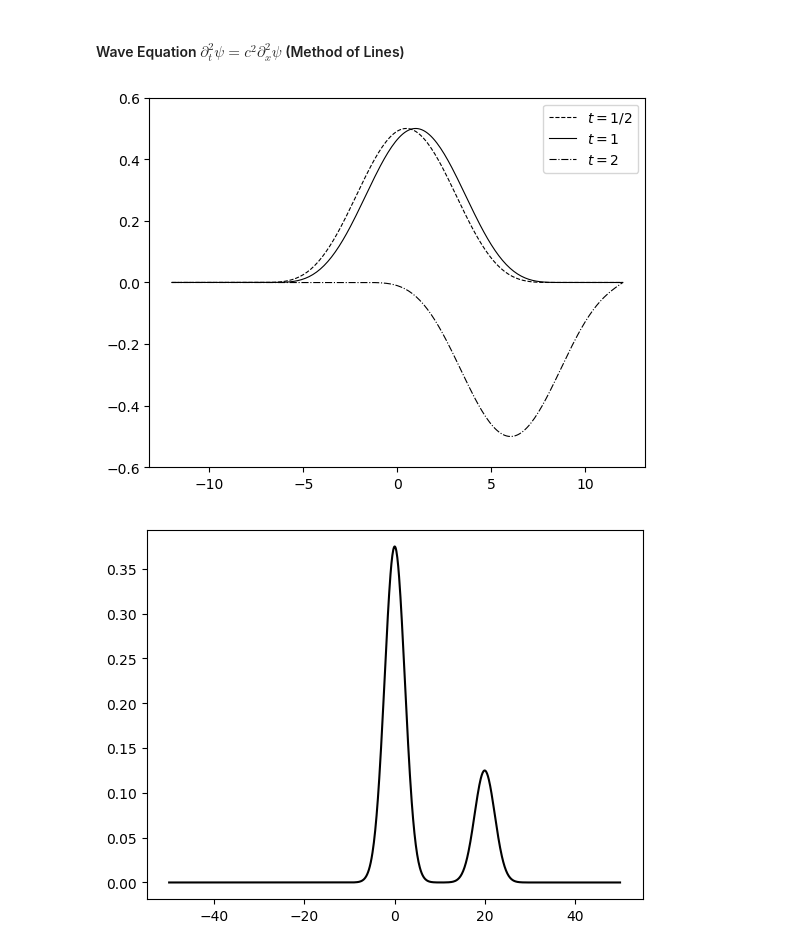
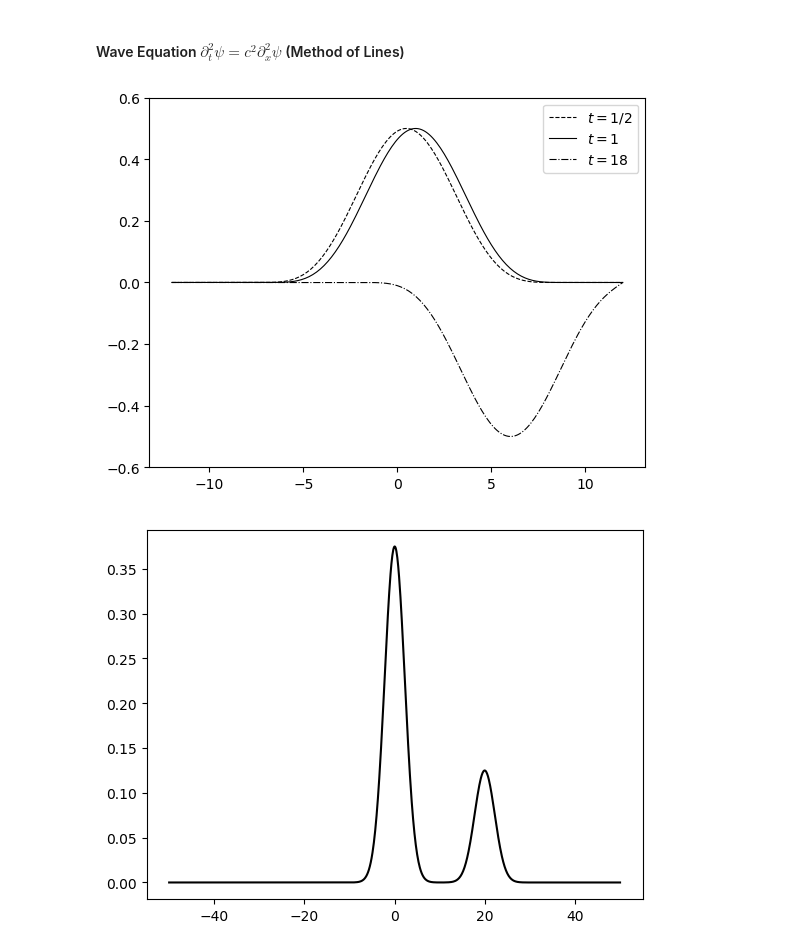
Before and after one commit to kennethsible/julia-binder, a Jupyter notebook: Wave Equation (MoL).ipynb, the cells around one changed output. Drawn from its saved outputs; the diff is of its cells as text; code cells hidden in the pictures.

```diff
--- a/Wave Equation (MoL).ipynb
+++ b/Wave Equation (MoL).ipynb
@@ -42,15 +42,14 @@ end;
 # %%
 using PyPlot
 
 dx = 0.1; dt = 0.25dx; n(t)::Int = ceil(t/dt)
 ψrt, x = propogate((0, 20), (-12, 12), dt, dx, 0)
 plot(x, ψrt[n(1/2), :, 1], "k--", linewidth=0.8, label=L"t=1/2")
 plot(x, ψrt[n(1), :, 1], "k", linewidth=0.8, label=L"t=1")
-plot(x, ψrt[n(18), :, 1], "k-.", linewidth=0.8, label=L"t=2")
-# plot(x, ψrt[n(4), :, 1], "k-.", linewidth=0.8, label=L"t=4")
+plot(x, ψrt[n(18), :, 1], "k-.", linewidth=0.8, label=L"t=18")
 plt.ylim(-0.6, 0.6); plt.legend();
 # %% [output]
-[figure, old version]
+[figure, new version]
 # %%
 using PyPlot
 
```
Also changed, not shown: parts of 1 cell of this notebook.
